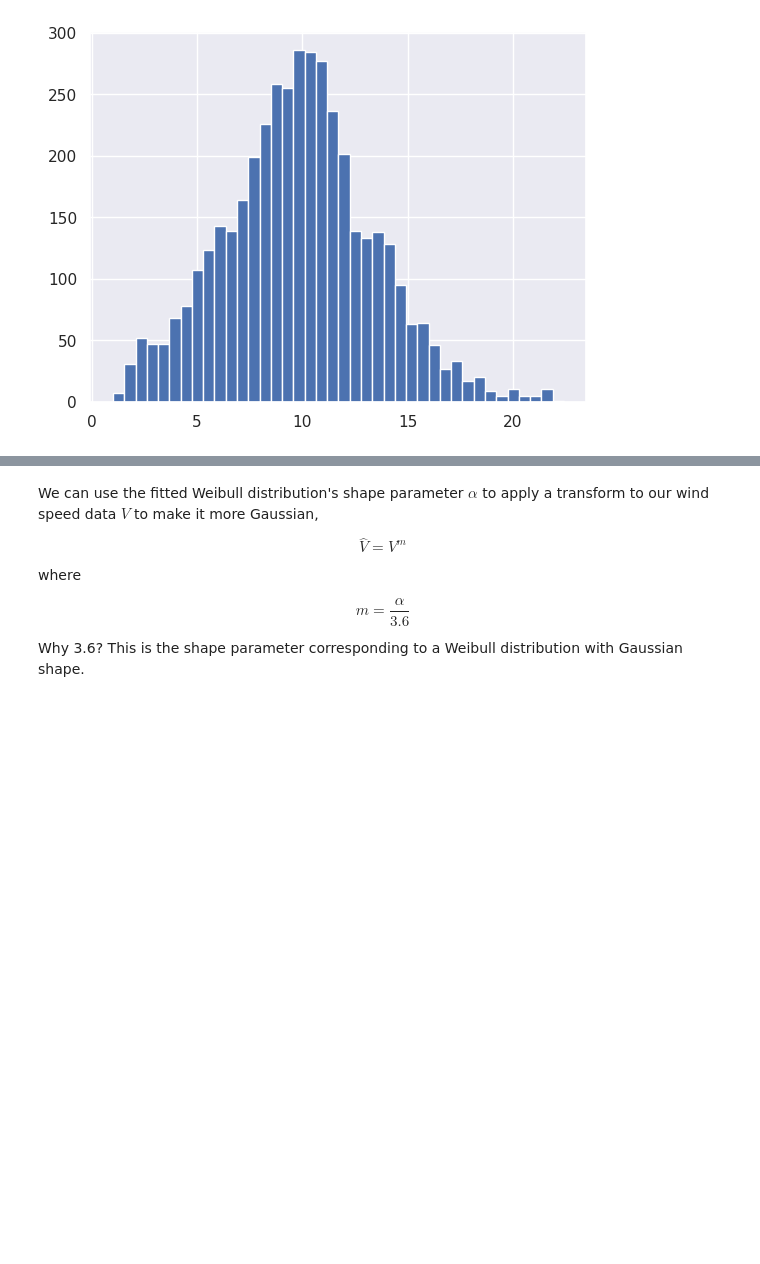
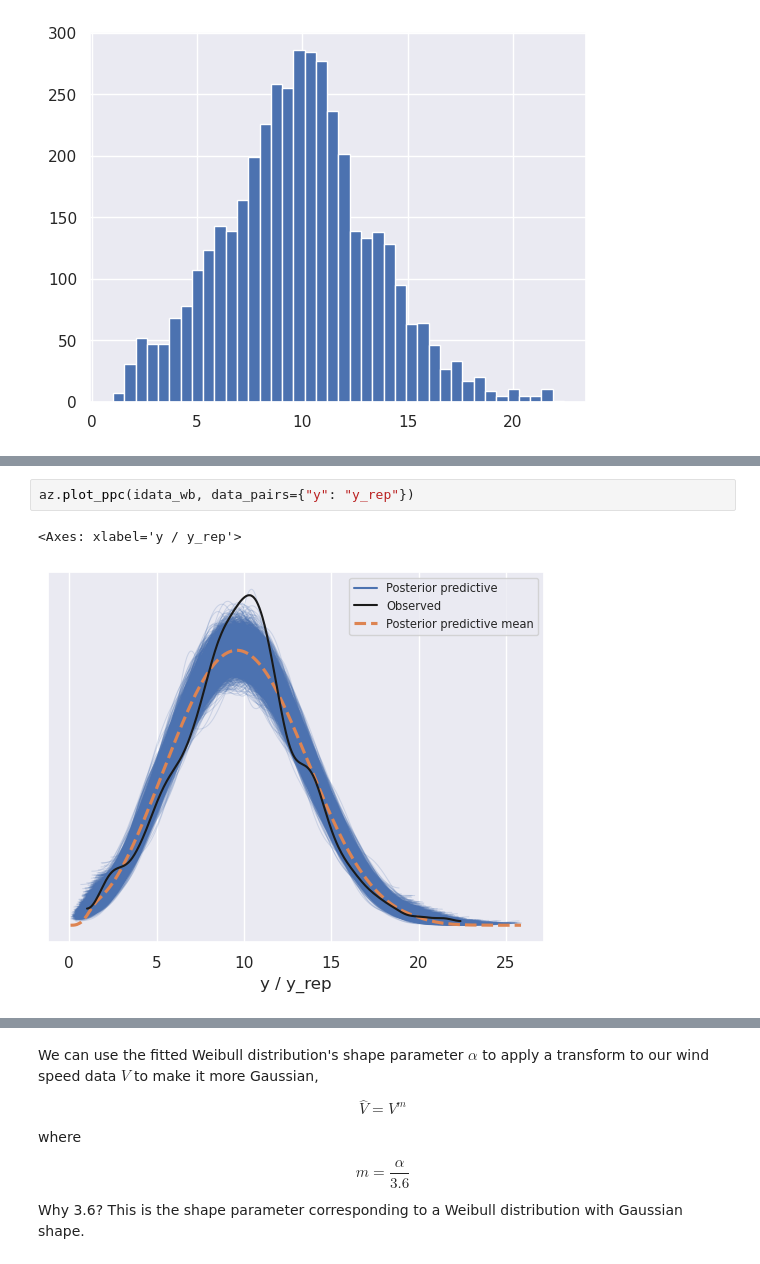
Before and after one commit to camirmas/REStats, a Jupyter notebook: REStats/notebooks/forecast.ipynb, the cells around one changed output, grey strips where cells are left out. Saved outputs shown, nothing was run; the diff lists cells and outputs as text; blank space fills up the shorter version.

```diff
--- a/REStats/notebooks/forecast.ipynb
+++ b/REStats/notebooks/forecast.ipynb
@@ -191,0 +200,5 @@ Data variables:
+# %%
+az.plot_ppc(idata_wb, data_pairs={"y": "y_rep"})
+# %% [output]
+<Axes: xlabel='y / y_rep'>
+[figure, added]
```
Also changed, not shown: parts of 33 cells of this notebook, 2 other files.
